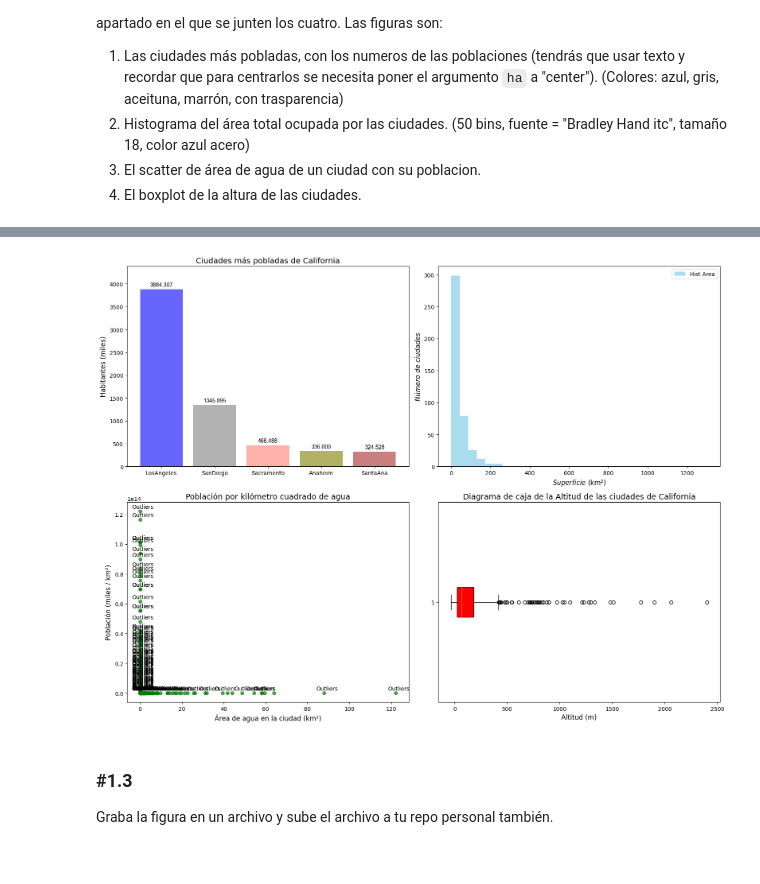
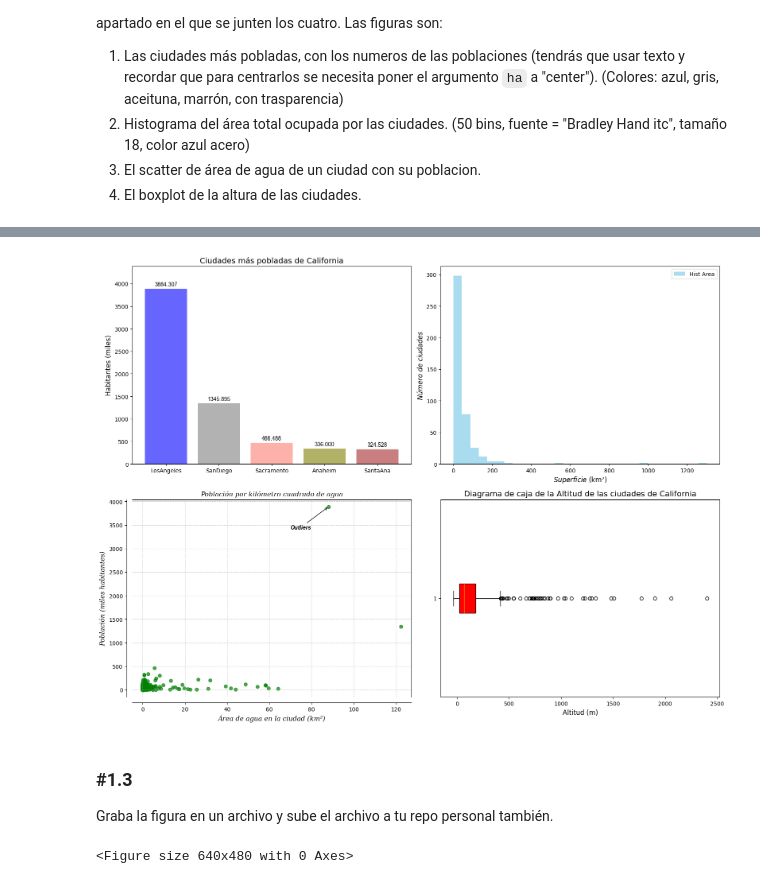
Before and after one commit to katia-moi/ONLINE_DS_THEBRIDGE_katia_Challenge, a Jupyter notebook: Sprint_8/Unidad_1/Practica_Obligatoria/18_Practica_Obligatoria_Visualizacion_Basica.ipynb, the cells around one changed output, grey strips where cells are left out. Saved outputs shown, nothing was run; the diff lists cells and outputs as text; code cells hidden in the pictures.

```diff
--- a/Sprint_8/Unidad_1/Practica_Obligatoria/18_Practica_Obligatoria_Visualizacion_Basica.ipynb
+++ b/Sprint_8/Unidad_1/Practica_Obligatoria/18_Practica_Obligatoria_Visualizacion_Basica.ipynb
@@ -117,47 +120,88 @@ plt.xticks(fontsize=10)
 
 # Adjust the y-axis limit to add more space above the highest bar
 max_y = max(top_cities['population_total'] / 1000)  # Get the maximum bar height
 plt.ylim(0, max_y + 500)  # Add space by extending the y-axis limit
 
 for bar, pop in zip(bars, top_cities['population_total']):
     plt.text(bar.get_x() + bar.get_width() / 2, bar.get_height() + 60, f'{pop / 1000:.3f}',
              ha='center', color='black', fontsize=10, fontname='Arial')
 
 
 
 # 2. Histogram of city areas
 plt.subplot(2, 2, 2)  # Top-right
 plt.hist(df_cities['area_total_km2'].dropna(), bins=30, alpha=0.7, color='skyblue', label='Hist Area')
 
 plt.xlabel(r'$\mathit{Superficie}$ (km²)', fontsize=12)
 plt.ylabel('Número de ciudades', fontsize=12, fontstyle='italic')
 plt.legend()
 
-# 3. Scatter plot of population density vs water area
-plt.subplot(2, 2, 3)  # Bottom-left
-population_density = df_cities['population_total'] / (df_cities['area_water_km2'] + 1e-9)  # Avoid division by zero
-plt.scatter(df_cities['area_water_km2'], population_density, alpha=0.7, color='green')
-plt.title('Población por kilómetro cuadrado de agua', fontsize=14)
-plt.xlabel('Área de agua en la ciudad (km²)', fontsize=12)
-plt.ylabel('Población (miles / km²)', fontsize=12)
-# Highlight outliers
-outliers = population_density > 1000
-for i in np.where(outliers)[0]:
-    plt.annotate('Outliers', (df_cities['area_water_km2'].iloc[i], population_density.iloc[i]),
-                 textcoords="offset points", xytext=(5, 5), ha='center')
+# Define font properties for customization
+font_main = font_manager.FontProperties(family='serif', style='italic', size=12)
+font_annotation = font_manager.FontProperties(family='Arial', style='italic', weight='bold', size=10)
+
+# 3. Scatter plot of water area vs population
+
+plt.subplot(2, 2, 3)  # Bottom-left position in the grid
+
+# Scale the population to thousands (miles habitantes)
+population_in_thousands = df_cities['population_total'] / 1000
+
+# Scatter plot
+plt.scatter(df_cities['area_water_km2'], population_in_thousands, alpha=0.7, color='green')
+plt.title('Población por kilómetro cuadrado de agua', fontsize=14, fontproperties=font_main)
+plt.xlabel('Área de agua en la ciudad (km²)', fontsize=12, fontproperties=font_main)
+plt.ylabel('Población (miles habitantes)', fontsize=12, fontproperties=font_main)
+
+# Highlight the outliers
+outliers = df_cities[df_cities['population_total'] > 2000000]  # Example threshold for large populations
+
+# Annotate the outliers dynamically
+for index, row in outliers.iterrows():
+    plt.annotate('Outliers',
+                 (row['area_water_km2'], row['population_total'] / 1000),  # Point to annotate
+                 textcoords="offset points",
+                 xytext=(-50, -40),  # Adjusted position for text
+                 ha='center',
+                 fontproperties=font_annotation,
+                 arrowprops=dict(facecolor='black', arrowstyle='->'))
+
+# Adjust axis ranges for better clarity with padding
+x_padding = df_cities['area_water_km2'].max() * 0.04
+y_padding = population_in_thousands.max() * 0.04  #
+plt.xlim(-x_padding, df_cities['area_water_km2'].max() + x_padding)  # Add padding to x-axis
+plt.ylim(-y_padding, population_in_thousands.max() + y_padding)  # Add padding to y-axis
+
+# Offset the axes spines slightly
+ax = plt.gca()
+ax.spines['left'].set_position(('outward', 10))  # Move y-axis spine outward
+ax.spines['bottom'].set_position(('outward', 10))  # Move x-axis spine outward
+
+# Add gridlines
+plt.grid(True, linestyle='--', alpha=0.6)
+
+# Format the y-axis ticks to show integers (e.g., 0, 500, 1000)
+plt.gca().yaxis.set_major_formatter(mticker.FuncFormatter(lambda x, _: f'{int(x)}'))
+
+plt.tight_layout()
 
 # 4. Box plot of elevations
 plt.subplot(2, 2, 4)  # Bottom-right
 plt.boxplot(df_cities['elevation_m'].dropna(), vert=False, patch_artist=True, boxprops=dict(facecolor='red'))
 plt.title('Diagrama de caja de la Altitud de las ciudades de California', fontsize=14)
 plt.xlabel('Altitud (m)', fontsize=12)
 
 # Adjust layout
 plt.tight_layout()
 plt.show()
 # %% [output]
-[figure, old version]
+[figure, new version]
 # %% [markdown]
 ### #1.3
 
 Graba la figura en un archivo y sube el archivo a tu repo personal también.
+# %%
+fig = plt.figure()
+fig.savefig("./img/my_figure.png")
+# %% [output]
+<Figure size 640x480 with 0 Axes>
```
Also changed, not shown: parts of 1 cell of this notebook.
